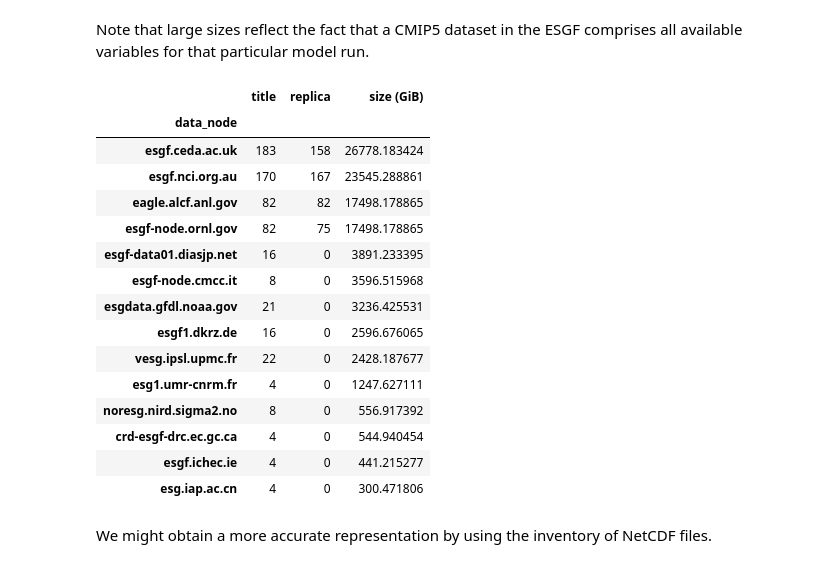
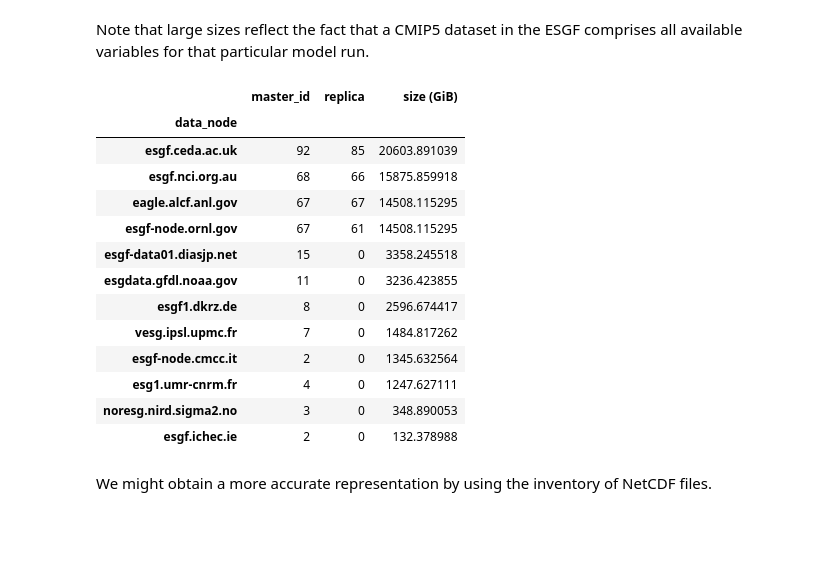
Before and after one commit to zequihg50/reproducibility-ipcc-atlas, a Jupyter notebook: main.ipynb, the cells around one changed output. Saved outputs shown, nothing was run; the diff lists cells and outputs as text; code cells hidden in the pictures; blank space fills up the shorter version.

```diff
--- a/main.ipynb
+++ b/main.ipynb
@@ -560,28 +560,27 @@ plt.show()
 [figure]
 # %% [markdown]
 Note that large sizes reflect the fact that a CMIP5 dataset in the ESGF comprises all available variables for that particular model run.
-# %%
-cmip5_esgf[["data_node", "title"]].drop_duplicates().groupby("data_node").count().join(
-    cmip5_esgf[["data_node", "title", "replica"]].drop_duplicates(["data_node", "title"])[["data_node", "replica"]].groupby("data_node").sum()).join(
-    cmip5_esgf[["data_node", "size"]].groupby("data_node").sum().rename({"size": "size (GiB)"}, axis=1)/2**30).sort_values(
-    "size (GiB)", ascending=False)
-# %% [output]
-|  | title | replica | size (GiB) |
-| data_node |  |  |  |
-| esgf.ceda.ac.uk | 183 | 158 | 26778.183424 |
-| esgf.nci.org.au | 170 | 167 | 23545.288861 |
-| eagle.alcf.anl.gov | 82 | 82 | 17498.178865 |
-| esgf-node.ornl.gov | 82 | 75 | 17498.178865 |
-| esgf-data01.diasjp.net | 16 | 0 | 3891.233395 |
-| esgf-node.cmcc.it | 8 | 0 | 3596.515968 |
-| esgdata.gfdl.noaa.gov | 21 | 0 | 3236.425531 |
-| esgf1.dkrz.de | 16 | 0 | 2596.676065 |
-| vesg.ipsl.upmc.fr | 22 | 0 | 2428.187677 |
-| esg1.umr-cnrm.fr | 4 | 0 | 1247.627111 |
-| noresg.nird.sigma2.no | 8 | 0 | 556.917392 |
-| crd-esgf-drc.ec.gc.ca | 4 | 0 | 544.940454 |
-| esgf.ichec.ie | 4 | 0 | 441.215277 |
-| esg.iap.ac.cn | 4 | 0 | 300.471806 |
+# %%
+cmip5_subset = cmip5_esgf[cmip5_esgf["instance_id"].isin(cmip5_atlas["instance_id"].values)]
+cmip5_subset[["data_node", "master_id"]].drop_duplicates().groupby("data_node").count().join(
+    cmip5_subset[["data_node", "master_id", "replica"]].drop_duplicates(["data_node", "master_id"])[["data_node", "replica"]].groupby("data_node").sum()).join(
+    cmip5_subset[["data_node", "size"]].groupby("data_node").sum().rename({"size": "size (GiB)"}, axis=1)/2**30).sort_values(
+    "size (GiB)", ascending=False)
+# %% [output]
+|  | master_id | replica | size (GiB) |
+| data_node |  |  |  |
+| esgf.ceda.ac.uk | 92 | 85 | 20603.891039 |
+| esgf.nci.org.au | 68 | 66 | 15875.859918 |
+| eagle.alcf.anl.gov | 67 | 67 | 14508.115295 |
+| esgf-node.ornl.gov | 67 | 61 | 14508.115295 |
+| esgf-data01.diasjp.net | 15 | 0 | 3358.245518 |
+| esgdata.gfdl.noaa.gov | 11 | 0 | 3236.423855 |
+| esgf1.dkrz.de | 8 | 0 | 2596.674417 |
+| vesg.ipsl.upmc.fr | 7 | 0 | 1484.817262 |
+| esgf-node.cmcc.it | 2 | 0 | 1345.632564 |
+| esg1.umr-cnrm.fr | 4 | 0 | 1247.627111 |
+| noresg.nird.sigma2.no | 3 | 0 | 348.890053 |
+| esgf.ichec.ie | 2 | 0 | 132.378988 |
 # %% [markdown]
 We might obtain a more accurate representation by using the inventory of NetCDF files.
 # %%
```
Also changed, not shown: parts of 2 cells of this notebook.
